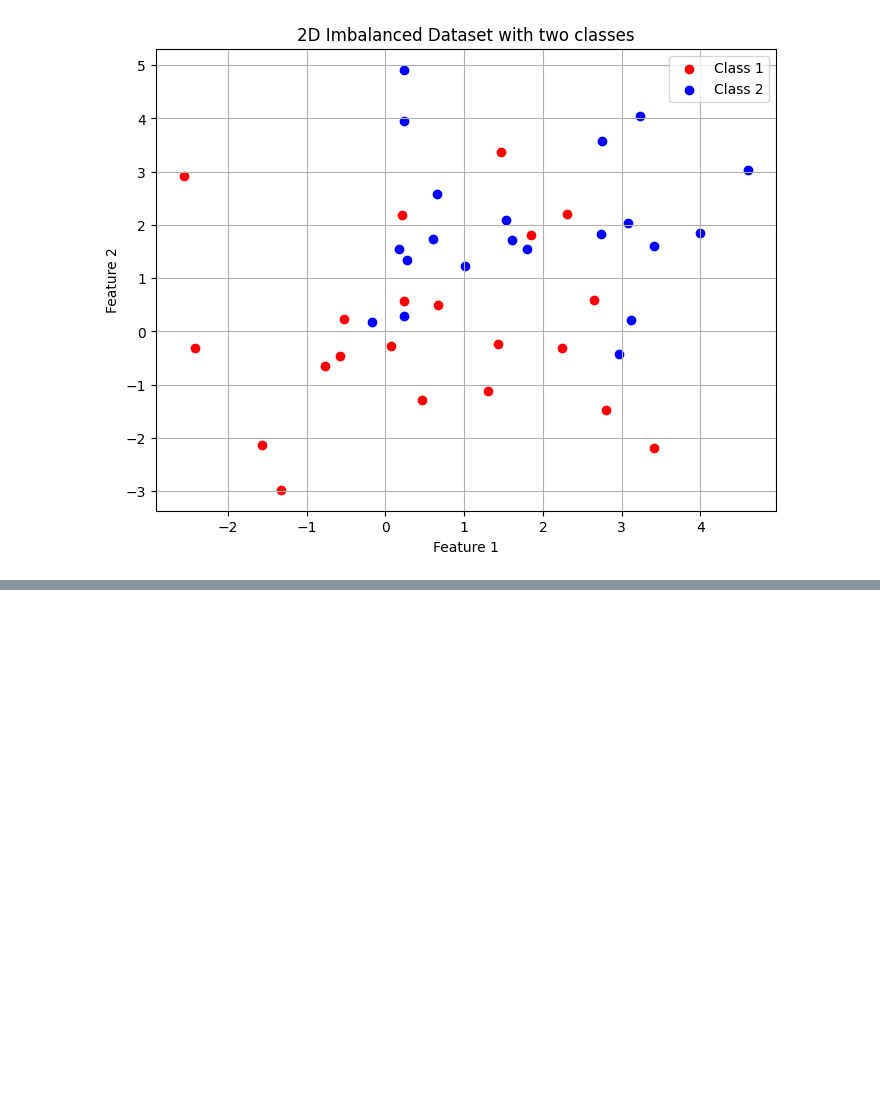
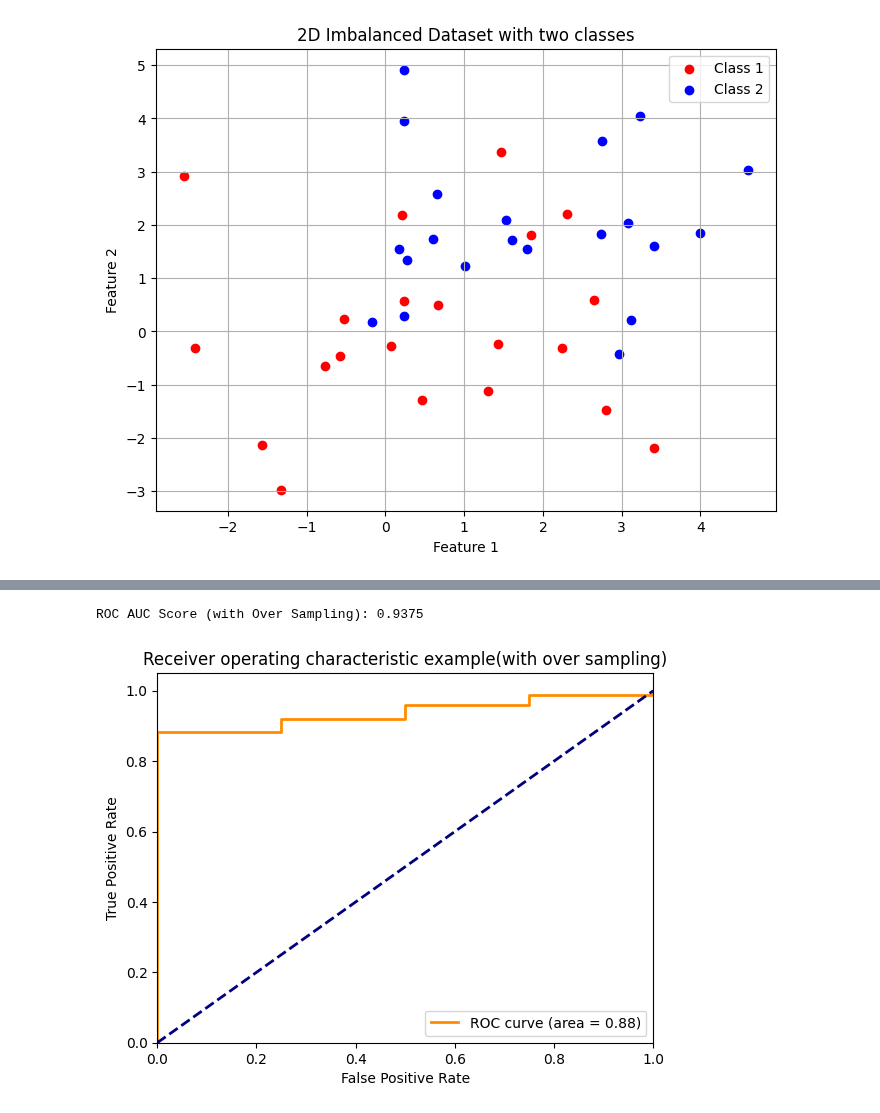
Before and after one commit to Saifullah785/machine-learning-engineer-roadmap, a Jupyter notebook: Lecture_77_imbalanced_data_yt/Lecture_77_imbalanced_data_yt.ipynb, the cells around one changed output, grey strips where cells are left out. Saved outputs shown, nothing was run; the diff lists cells and outputs as text; code cells hidden in the pictures; blank space fills up the shorter version.

Commit message:
Created using Colab while practicing the code on Lecture_77_imbalanced_data_yt

```diff
--- a/Lecture_77_imbalanced_data_yt/Lecture_77_imbalanced_data_yt.ipynb
+++ b/Lecture_77_imbalanced_data_yt/Lecture_77_imbalanced_data_yt.ipynb
@@ -145,0 +170,5 @@ plt.show()
+# %%
+from sklearn.linear_model import LogisticRegression
+
+classifier_rus = LogisticRegression()
+classifier_rus.fit(X_resampled, y_resampled)
@@ -145,0 +177,5 @@ plt.show()
+# %%
+# Predict test set
+
+y_pred_rus = classifier_rus.predict(X_test)
+y_proba_rus = classifier_rus.predict_proba(X_test)[:, 1]
@@ -145,0 +197,21 @@ plt.show()
+# %%
+# print ROC Score for resampled data
+print('ROC AUC Score (with Over Sampling):', roc_auc_score(y_test, y_proba_rus))
+# %% [output]
+ROC AUC Score (with Over Sampling): 0.9375
+# %%
+# Plotting ROC AUC Curve for resampled data
+fpr_rus, tpr_rus, _ = roc_curve(y_test, y_proba_rus)
+plt.figure()
+plt.plot(fpr_rus, tpr_rus, color='darkorange', lw=2, label= 'ROC curve (area = %0.2f)' % roc_auc_score(y_test, y_pred_rus))
+
+plt.plot([0, 1], [0, 1], color='navy', lw=2, linestyle='--')
+plt.xlim([0.0, 1.0])
+plt.ylim([0.0, 1.05])
+plt.xlabel('False Positive Rate')
+plt.ylabel('True Positive Rate')
+plt.title('Receiver operating characteristic example(with over sampling)')
+plt.legend(loc="lower right")
+plt.show()
+# %% [output]
+[figure, added]
```
Also changed, not shown: parts of 8 cells of this notebook.
